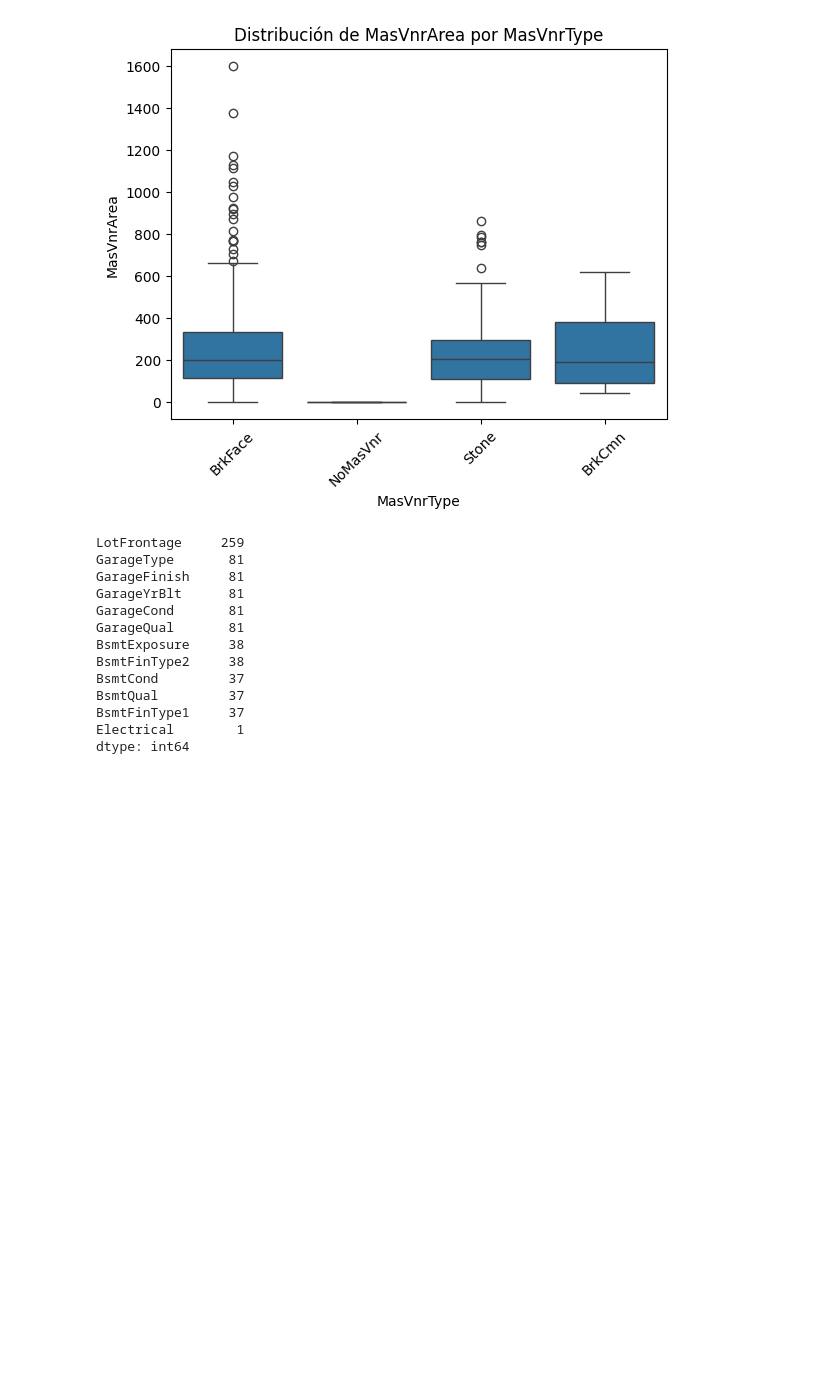
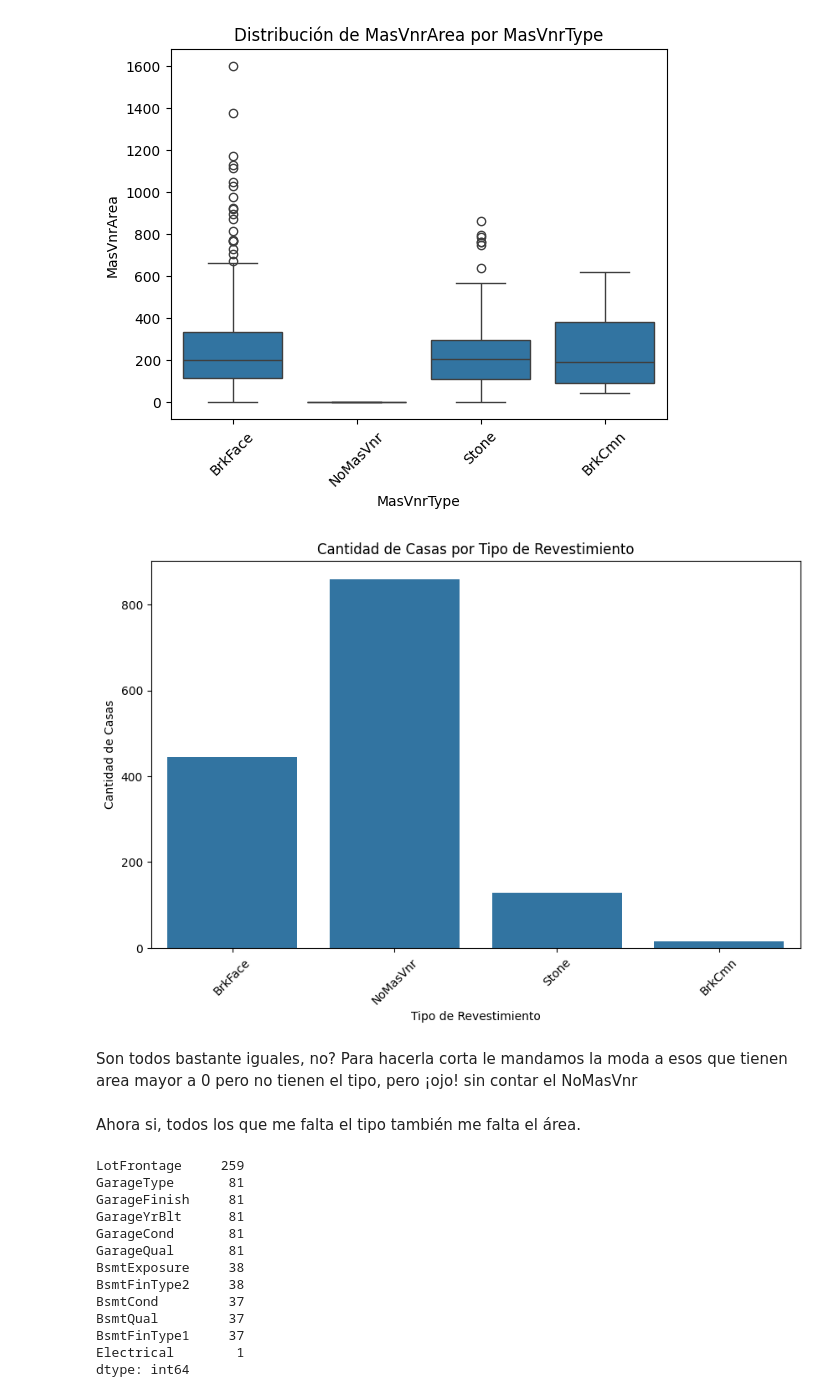
Before and after one commit to ferkrodriguez98/tutoriales_analitica_de_datos, a Jupyter notebook: Clase 3 - Data Analysis, Cleaning & Prep/Data Analysis, Cleaning & Prep - HousePrices.ipynb, the cells around one changed output. Cells and saved outputs as stored; diff of their text form; code cells hidden in the pictures; blank space fills up the shorter version.

```diff
--- a/Clase 3 - Data Analysis, Cleaning & Prep/Data Analysis, Cleaning & Prep - HousePrices.ipynb
+++ b/Clase 3 - Data Analysis, Cleaning & Prep/Data Analysis, Cleaning & Prep - HousePrices.ipynb
@@ -122,5 +13,5 @@ import pandas as pd
 import seaborn as sns
 import matplotlib.pyplot as plt
 
-data = pd.read_csv('HousePrices.csv')
+data = pd.read_csv('train.csv')
 # %% [markdown]
@@ -354,4 +264,16 @@ plt.xticks(rotation=45)
 plt.show()
 # %% [output]
 [figure]
+# %%
+plt.figure(figsize=(10, 6))
+sns.countplot(data=data, x='MasVnrType')
+plt.title('Cantidad de Casas por Tipo de Revestimiento')
+plt.xticks(rotation=45)
+plt.xlabel('Tipo de Revestimiento')
+plt.ylabel('Cantidad de Casas')
+plt.show()
+# %% [output]
+[figure, added]
+# %% [markdown]
+Son todos bastante iguales, no? Para hacerla corta le mandamos la moda a esos que tienen area mayor a 0 pero no tienen el tipo, pero ¡ojo! sin contar el NoMasVnr
 # %%
@@ -359,3 +281,5 @@ data.loc[(data['MasVnrType'].isnull()) & (data['MasVnrArea'] > 0), 'MasVnrType']
+# %% [markdown]
+Ahora si, todos los que me falta el tipo también me falta el área.
 # %%
 data['MasVnrType'] = data['MasVnrType'].fillna('NoMasVnr')
 data['MasVnrArea'] = data['MasVnrArea'].fillna(0)
```
Also changed, not shown: parts of 46 cells of this notebook, 2 other files.
